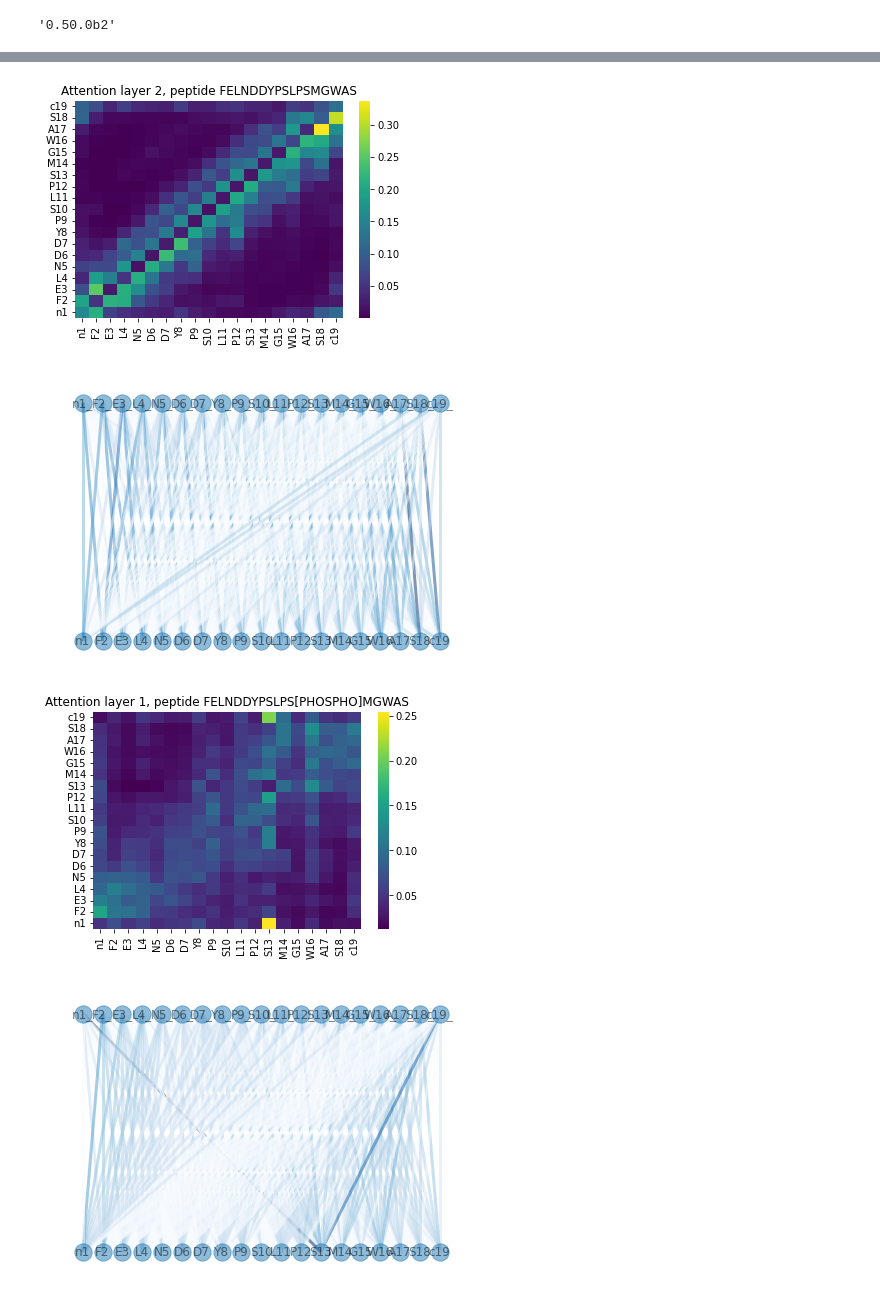
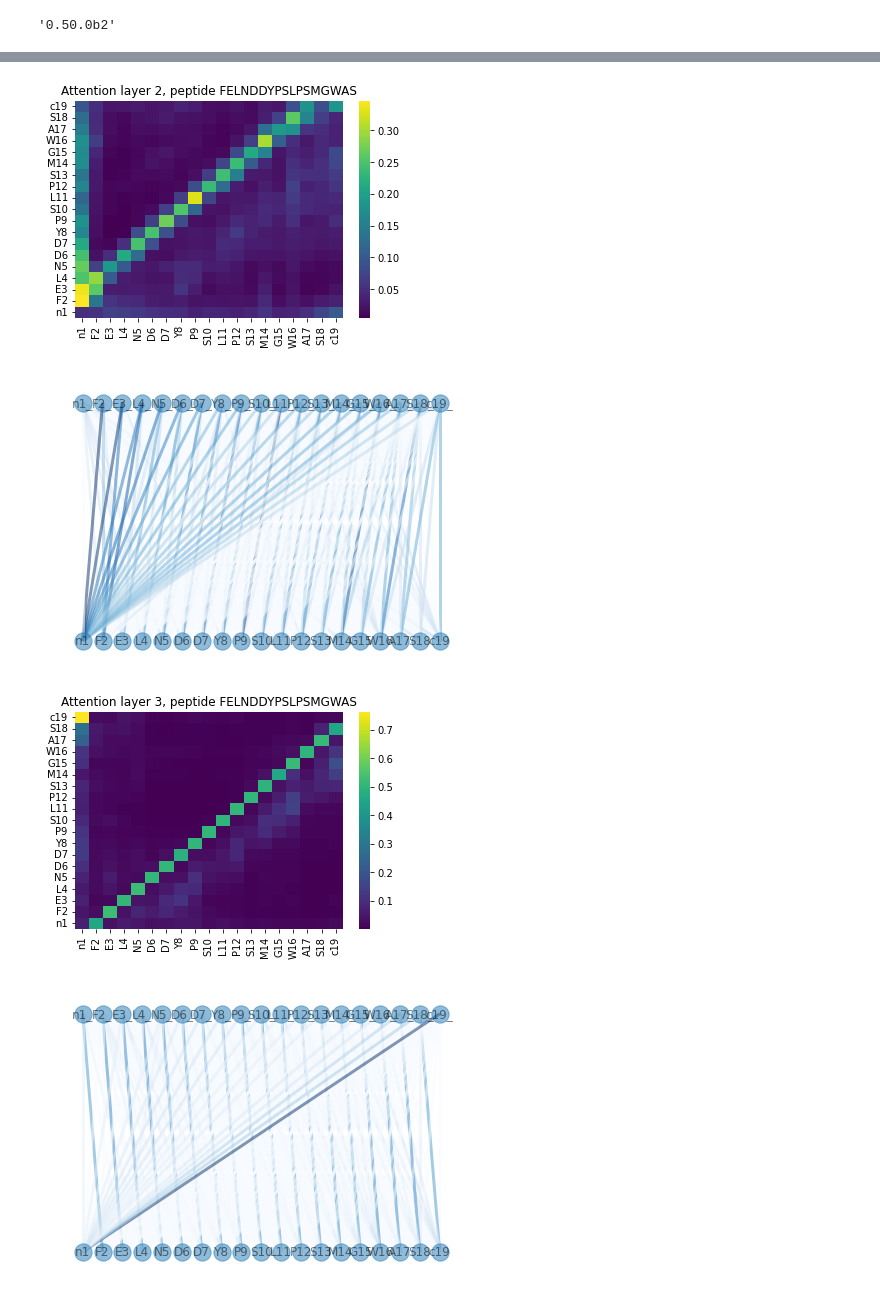
Before and after one commit to jspaezp/elfragmentador, a Jupyter notebook: notebooks/visualize_attention.ipynb, the cells around one changed output, grey strips where cells are left out. Cells and saved outputs as stored; diff of their text form; code cells hidden in the pictures.

```diff
--- a/notebooks/visualize_attention.ipynb
+++ b/notebooks/visualize_attention.ipynb
@@ -13,11 +13,13 @@ elfragmentador.__version__
 from elfragmentador.model import PepTransformerModel
 from elfragmentador import constants
 
+CHECKPOINT = 'https://github.com/jspaezp/elfragmentador-modelzoo/raw/main/0.50.0b14/0.50.0b14_onecycle_10e_64_120_val_l%3D0.141270_epoch%3D009.ckpt'
+
 try:
-    model = PepTransformerModel.load_from_checkpoint('/home/jspaezp/Downloads/0.50.0a5_onecycle_5e_C_val_l=0.038469_epoch=004.ckpt')
+    model = PepTransformerModel.load_from_checkpoint(CHECKPOINT)
 except RuntimeError as e:
     print(e)
-    saved_ckpt = torch.load('/home/jspaezp/Downloads/0.50.0a5_onecycle_5e_C_val_l=0.038469_epoch=004.ckpt', map_location="cpu")
+    saved_ckpt = torch.load(CHECKPOINT)
     state_dict = saved_ckpt['state_dict']
     state_dict.pop("decoder.peak_decoder.layers.1.weight")
     state_dict.pop("decoder.peak_decoder.layers.1.bias")
@@ -82,12 +77,9 @@ PepTransformerModel(
 # %%
-AAS = list(constants.ALPHABET.keys())
-AA_NAMES = ["#"] + AAS
-
-aa_weight_df = pd.DataFrame(model.encoder.aa_encoder.aa_encoder.weight.data.numpy(), index = AA_NAMES)
-aa_weights = aa_weight_df.loc[[x for x in AAS]]
+aa_weights_df, mod_weights_df = model.encoder.aa_encoder.as_DataFrames()
+aa_weights = aa_weights_df[(x for x in list(aa_weights_df) if x not in ["U", "EMPTY"])]
 p = sns.clustermap(
     aa_weights, z_score = None, col_cluster=True,
     cmap = 'viridis',
-    figsize = (10,10), dendrogram_ratio = (0.1, 0.1),
+    figsize = (6,4), dendrogram_ratio = (0.1, 0.1),
     method = "ward", vmin=-0.05, vmax=0.05)
 # %% [output]
@@ -109,15 +109,15 @@ plt.show()
 # %%
 
-x = StandardScaler().fit_transform(aa_weights.values.T).T
+x = StandardScaler().fit_transform(aa_weights.values)
 
 pca = PCA(n_components = 2)
-pca_weights = pca.fit_transform(x)
+pca_weights = pca.fit_transform(x.T)
 print(pca_weights.shape)
 
 plt.subplots(figsize=(6, 6))
 plt.scatter(pca_weights[...,0], pca_weights[...,1])
-for i in range(0, len(aa_weights)):
-    plt.text(pca_weights[i,0] + 0.2, pca_weights[i,1], aa_weights.index[i])
+for i in range(0, len(aa_weights.T)):
+    plt.text(pca_weights[i,0] + 0.2, pca_weights[i,1], aa_weights.T.index[i])
 
 plt.show()
 # %% [output]
@@ -158,6 +158,6 @@ sae
 # %%
 for i, pep in enumerate(peptides):
-    for lay in [0, 1]:
+    for lay in range(len(model.encoder.transformer_encoder.layers)):
         attn_vals = sae.get_encoder_attn(layer=lay, index=i)
         sns.heatmap(
             attn_vals,
@@ -175,4 +175,4 @@ for i, pep in enumerate(peptides):
-[figure, old version]
+[figure, new version]
-[figure, old version]
+[figure, new version]
-[figure, old version]
+[figure, new version]
-[figure, old version]
+[figure, new version]
```
Also changed, not shown: parts of 8 cells of this notebook, 17 other files.
